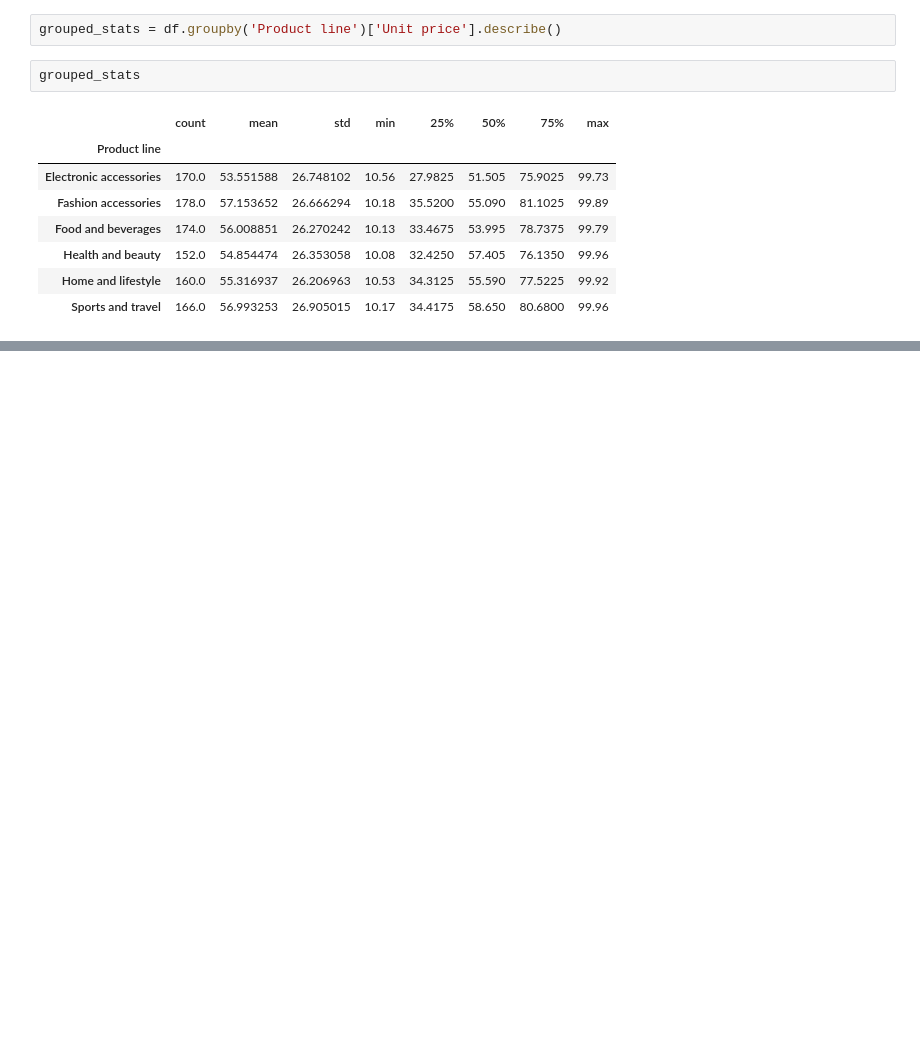
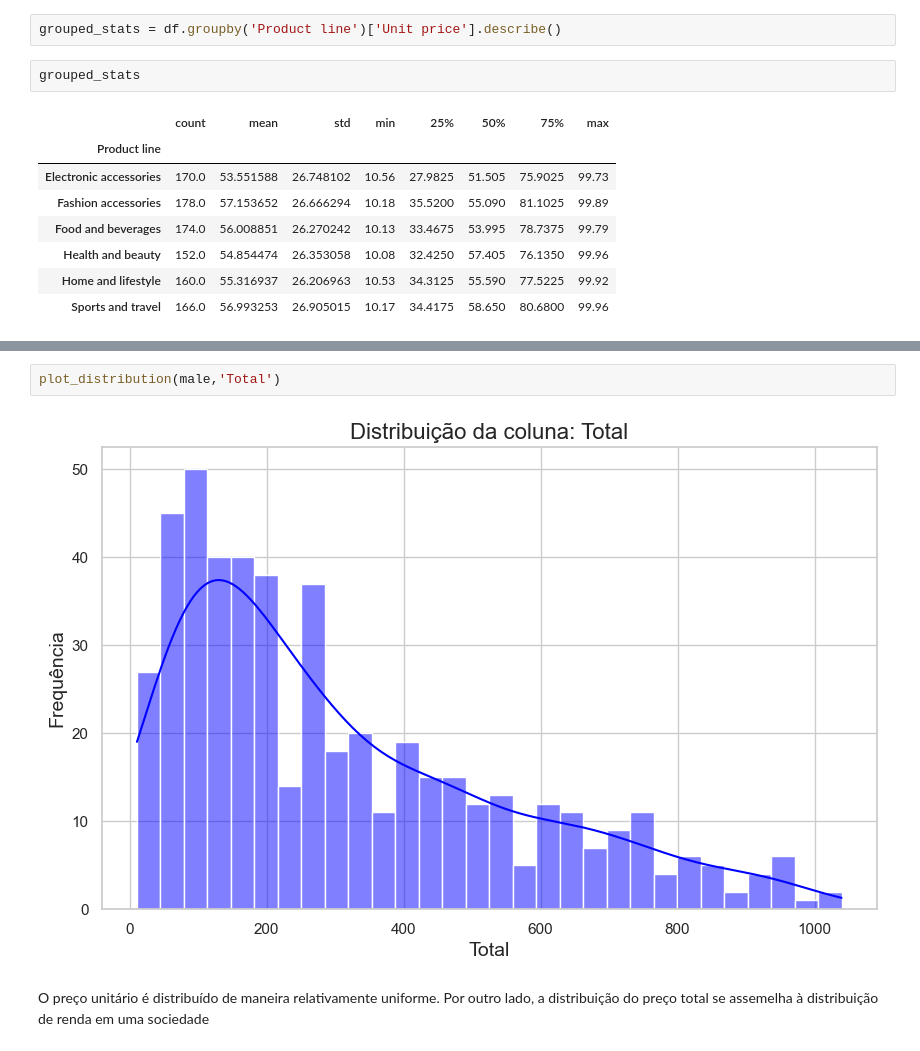
Before and after one commit to jeffk03/Supermarket-Data-Analysis, a Jupyter notebook: sales_analysis.ipynb, the cells around one changed output, grey strips where cells are left out. Drawn from its saved outputs; the diff is of its cells as text; blank space fills up the shorter version.

```diff
--- a/sales_analysis.ipynb
+++ b/sales_analysis.ipynb
@@ -79,0 +139,6 @@ teste
+# %%
+plot_distribution(male,'Total')
+# %% [output]
+[figure, added]
+# %% [markdown]
+O preço unitário é distribuído de maneira relativamente uniforme. Por outro lado, a distribuição do preço total se assemelha à distribuição de renda em uma sociedade
```
Also changed, not shown: parts of 13 cells of this notebook.
